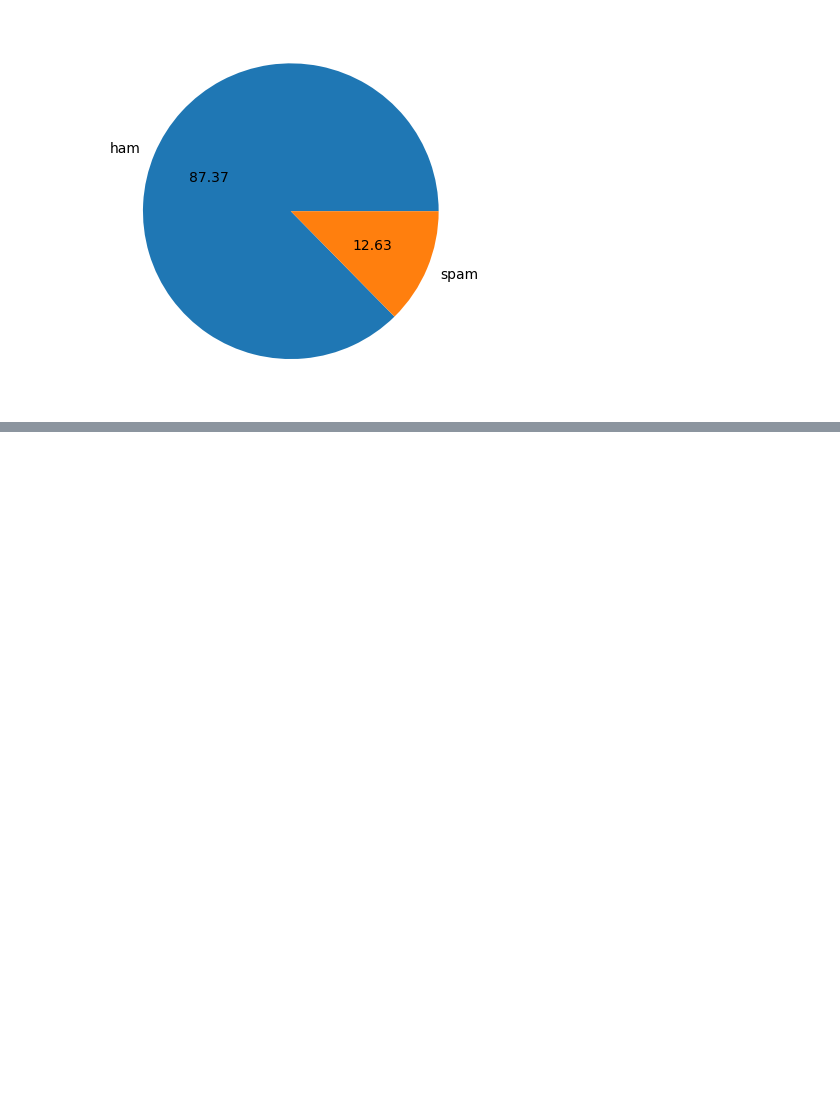
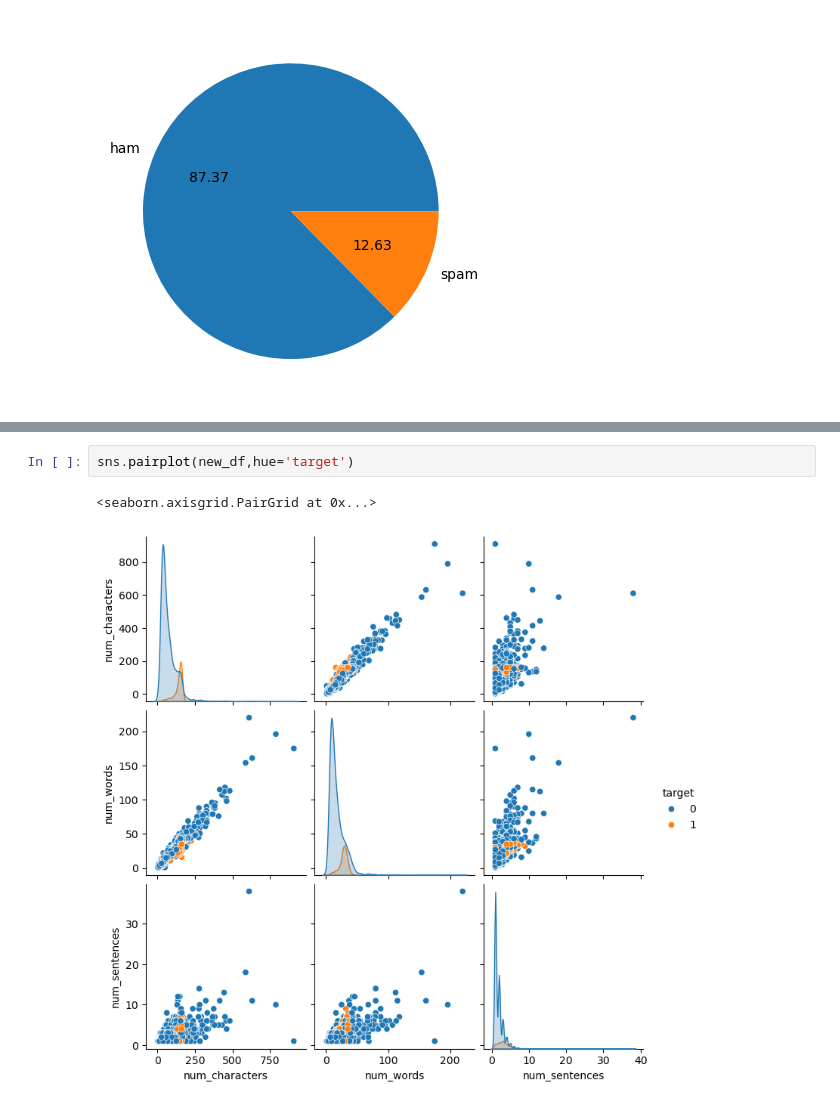
Before and after one commit to subal43/DS-SMS-Classifier-System, a Jupyter notebook: main.ipynb, the cells around one changed output, grey strips where cells are left out. Drawn from its saved outputs; the diff is of its cells as text; blank space fills up the shorter version.

```diff
--- a/main.ipynb
+++ b/main.ipynb
@@ -113,0 +153,5 @@ plt.show()
+# %%
+sns.pairplot(new_df,hue='target')
+# %% [output]
+<seaborn.axisgrid.PairGrid at 0x...>
+[figure, added]
```
Also changed, not shown: parts of 10 cells of this notebook.
